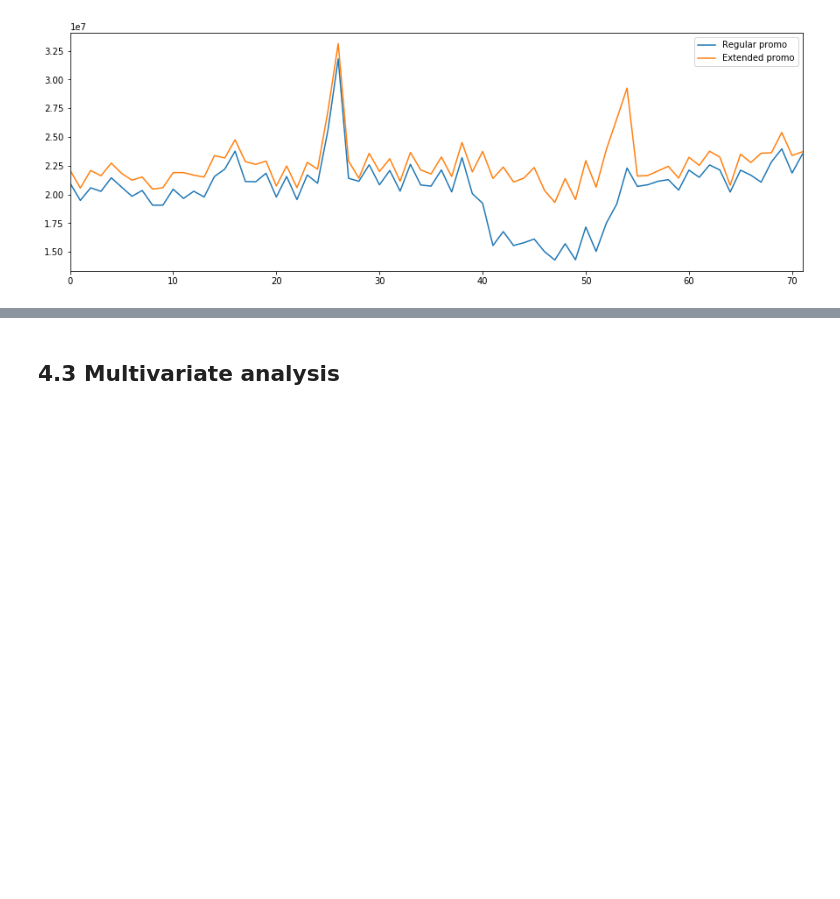
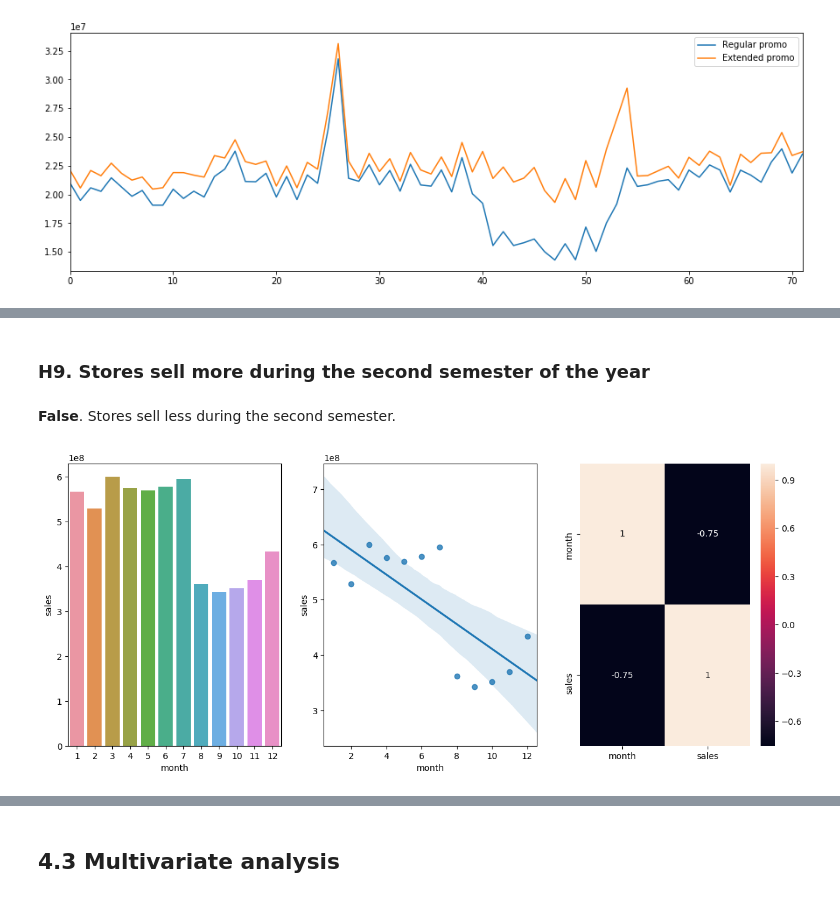
Before and after one commit to mmuriloj/Rossmann-Store-Sales, a Jupyter notebook: m04_v01_salesPrediction.ipynb, the cells around one changed output, grey strips where cells are left out. Saved outputs shown, nothing was run; the diff lists cells and outputs as text; code cells hidden in the pictures; blank space fills up the shorter version.

```diff
--- a/m04_v01_salesPrediction.ipynb
+++ b/m04_v01_salesPrediction.ipynb
@@ -511,0 +546,18 @@ ax.legend(['Regular promo', 'Extended promo'])
+# %% [markdown]
+### H9. Stores sell more during the second semester of the year
+# %% [markdown]
+**False**. Stores sell less during the second semester.
+# %%
+fig=plt.figure(figsize=(15,6), dpi= 100)
+
+plt.subplot(1,3,1)
+aux1 = df4[['month', 'sales']].groupby('month').sum().reset_index()
+sns.barplot(x='month', y='sales', data=aux1);
+
+plt.subplot(1,3,2)
+sns.regplot(x='month', y='sales', data=aux1);
+
+plt.subplot(1,3,3)
+sns.heatmap(aux1.corr(method='pearson'), annot=True);
+# %% [output]
+[figure, added]
```
Also changed, not shown: parts of 15 cells of this notebook.
